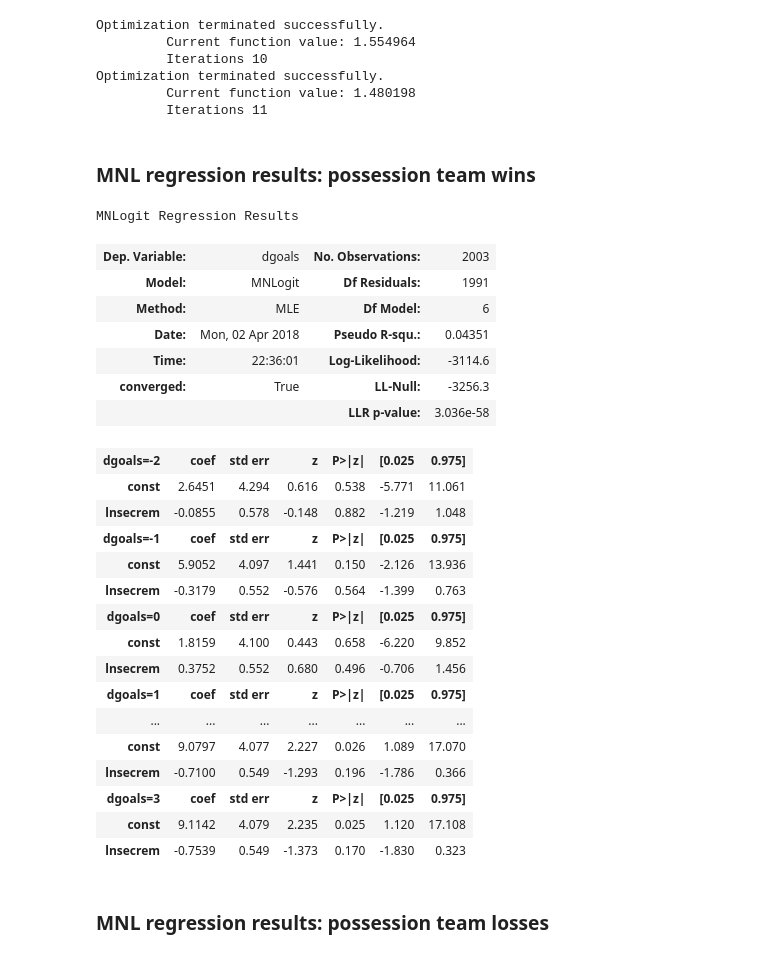
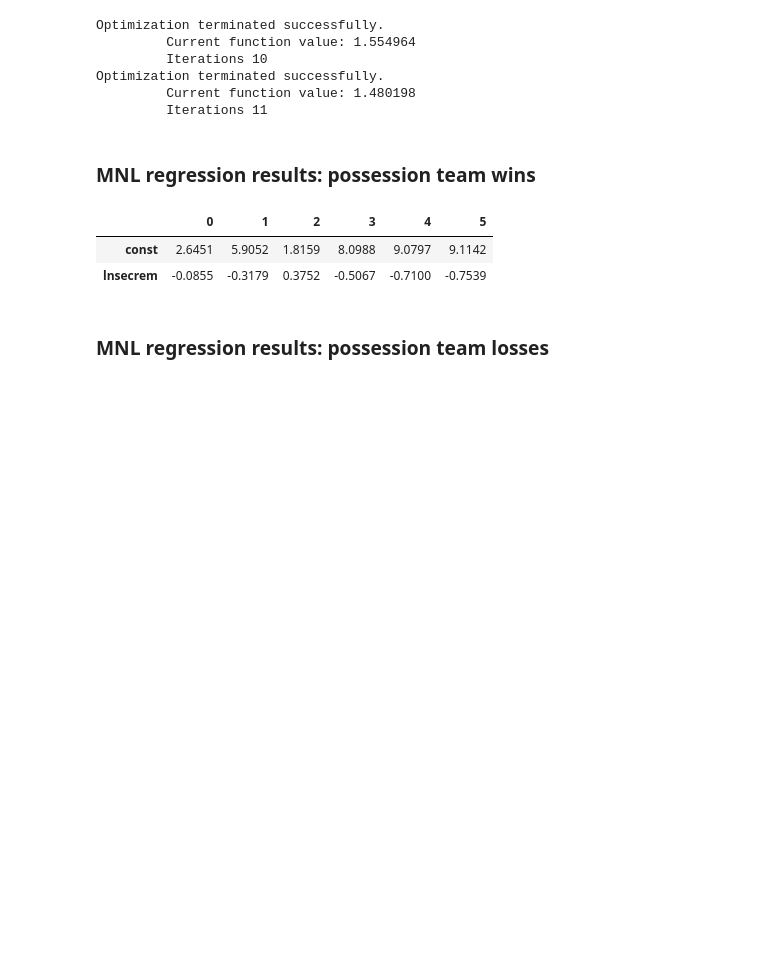
Before and after one commit to brock-spma/4P94_2017, a Jupyter notebook: 3-tests/2-test2/3-key/Q2-key-IngameWinProb.ipynb, the cells around one changed output. Drawn from its saved outputs; the diff is of its cells as text; code cells hidden in the pictures; blank space fills up the shorter version.

```diff
--- a/3-tests/2-test2/3-key/Q2-key-IngameWinProb.ipynb
+++ b/3-tests/2-test2/3-key/Q2-key-IngameWinProb.ipynb
@@ -136,32 +131,11 @@ Optimization terminated successfully.
 # %% [markdown]
 ### MNL regression results: possession team wins
 # %%
-m1.summary()
+m1.params
 # %% [output]
-MNLogit Regression Results
-| Dep. Variable: | dgoals | No. Observations: | 2003 |
-| Model: | MNLogit | Df Residuals: | 1991 |
-| Method: | MLE | Df Model: | 6 |
-| Date: | Mon, 02 Apr 2018 | Pseudo R-squ.: | 0.04351 |
-| Time: | 22:36:01 | Log-Likelihood: | -3114.6 |
-| converged: | True | LL-Null: | -3256.3 |
-|  |  | LLR p-value: | 3.036e-58 |
+|  | 0 | 1 | 2 | 3 | 4 | 5 |
+| const | 2.6451 | 5.9052 | 1.8159 | 8.0988 | 9.0797 | 9.1142 |
+| lnsecrem | -0.0855 | -0.3179 | 0.3752 | -0.5067 | -0.7100 | -0.7539 |
-| dgoals=-2 | coef | std err | z | P>|z| | [0.025 | 0.975] |
-| const | 2.6451 | 4.294 | 0.616 | 0.538 | -5.771 | 11.061 |
-| lnsecrem | -0.0855 | 0.578 | -0.148 | 0.882 | -1.219 | 1.048 |
-| dgoals=-1 | coef | std err | z | P>|z| | [0.025 | 0.975] |
-| const | 5.9052 | 4.097 | 1.441 | 0.150 | -2.126 | 13.936 |
-| lnsecrem | -0.3179 | 0.552 | -0.576 | 0.564 | -1.399 | 0.763 |
-| dgoals=0 | coef | std err | z | P>|z| | [0.025 | 0.975] |
-| const | 1.8159 | 4.100 | 0.443 | 0.658 | -6.220 | 9.852 |
-| lnsecrem | 0.3752 | 0.552 | 0.680 | 0.496 | -0.706 | 1.456 |
-| dgoals=1 | coef | std err | z | P>|z| | [0.025 | 0.975] |
-| ... | ... | ... | ... | ... | ... | ... |
-| const | 9.0797 | 4.077 | 2.227 | 0.026 | 1.089 | 17.070 |
-| lnsecrem | -0.7100 | 0.549 | -1.293 | 0.196 | -1.786 | 0.366 |
-| dgoals=3 | coef | std err | z | P>|z| | [0.025 | 0.975] |
-| const | 9.1142 | 4.079 | 2.235 | 0.025 | 1.120 | 17.108 |
-| lnsecrem | -0.7539 | 0.549 | -1.373 | 0.170 | -1.830 | 0.323 |
 # %% [markdown]
 ### MNL regression results: possession team losses
 # %%
```
Also changed, not shown: parts of 20 cells of this notebook.
